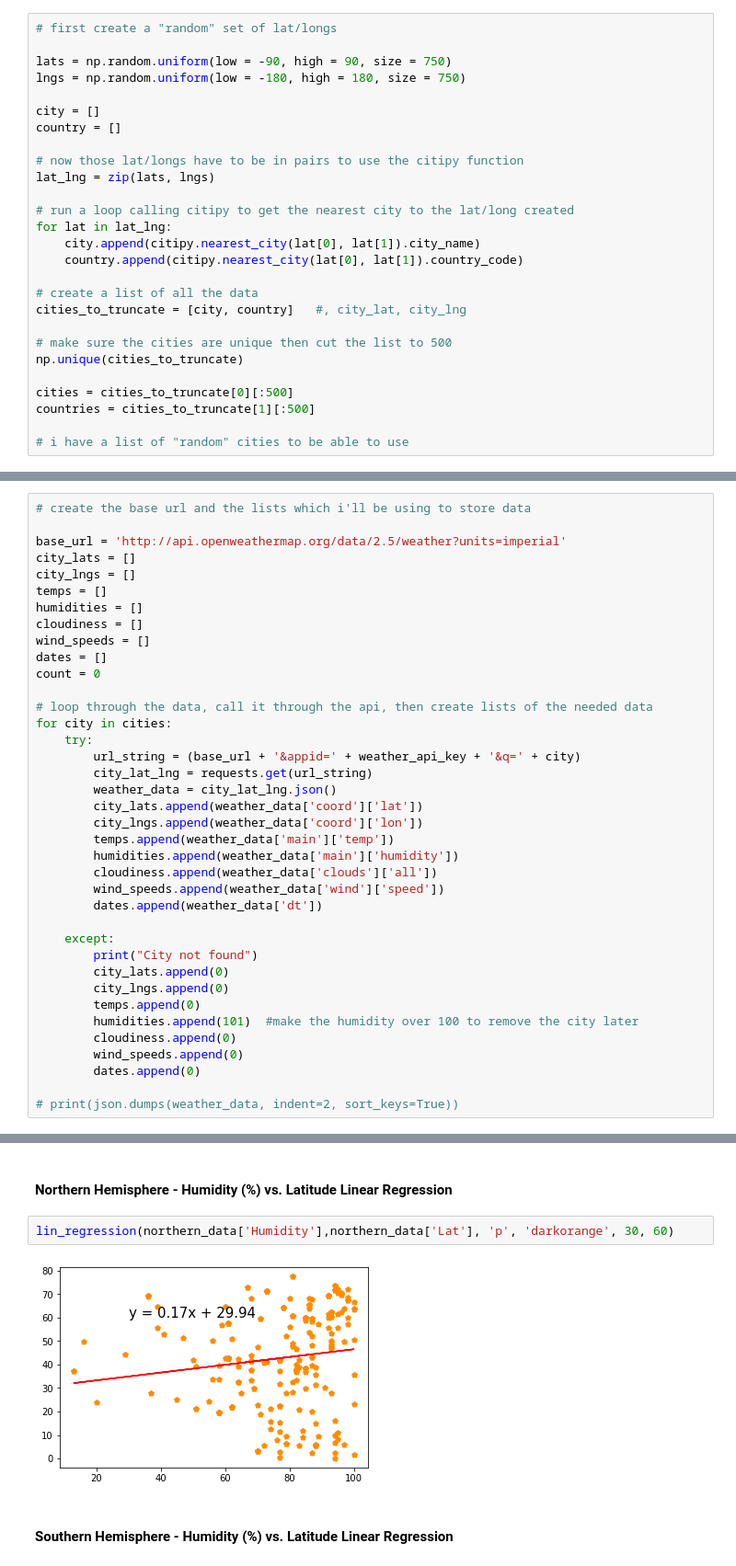
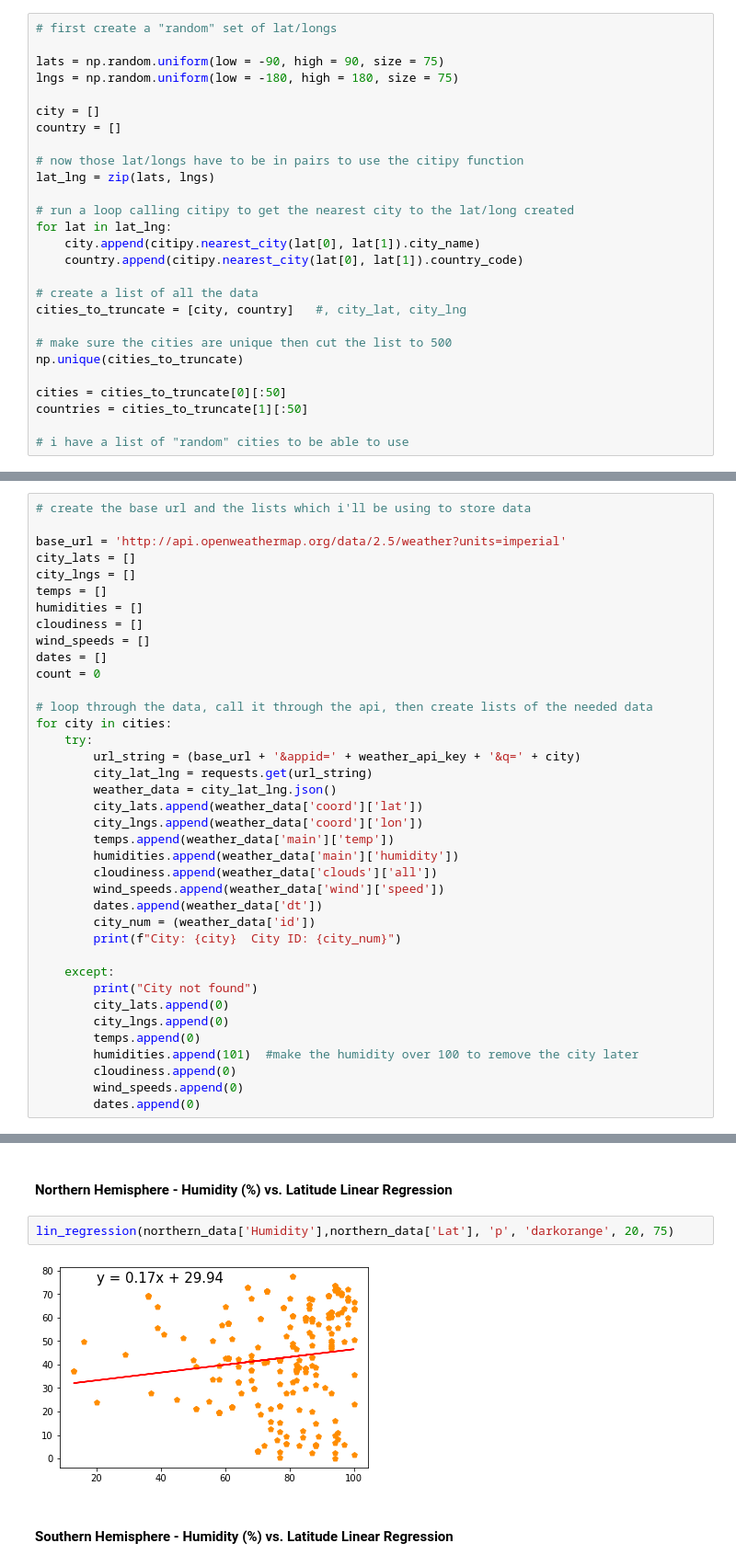
Before and after one commit to cro1100/python-api-challenge, a Jupyter notebook: starter_code/WeatherPy.ipynb, the cells around one changed output, grey strips where cells are left out. Shown at 92% size. Saved outputs shown, nothing was run; the diff lists cells and outputs as text.

```diff
--- a/starter_code/WeatherPy.ipynb
+++ b/starter_code/WeatherPy.ipynb
@@ -23,8 +23,8 @@ from api_keys import gkey, weather_api_key
 # %%
 # first create a "random" set of lat/longs
 
-lats = np.random.uniform(low = -90, high = 90, size = 750)
-lngs = np.random.uniform(low = -180, high = 180, size = 750)
+lats = np.random.uniform(low = -90, high = 90, size = 75)
+lngs = np.random.uniform(low = -180, high = 180, size = 75)
 
 city = []
 country = []
@@ -43,8 +43,8 @@ cities_to_truncate = [city, country]   #, city_lat, city_lng
 # make sure the cities are unique then cut the list to 500
 np.unique(cities_to_truncate)
 
-cities = cities_to_truncate[0][:500]
-countries = cities_to_truncate[1][:500]
+cities = cities_to_truncate[0][:50]
+countries = cities_to_truncate[1][:50]
 
 # i have a list of "random" cities to be able to use
 # %% [markdown]
@@ -77,6 +77,8 @@ for city in cities:
         cloudiness.append(weather_data['clouds']['all'])
         wind_speeds.append(weather_data['wind']['speed'])
         dates.append(weather_data['dt'])
+        city_num = (weather_data['id'])
+        print(f"City: {city}  City ID: {city_num}")
 
     except:
         print("City not found")
@@ -87,6 +89,4 @@ for city in cities:
         cloudiness.append(0)
         wind_speeds.append(0)
         dates.append(0)
-
-# print(json.dumps(weather_data, indent=2, sort_keys=True))
 # %% [output]
@@ -252,9 +251,9 @@ lin_regression(southern_data['High Temp'],southern_data['Lat'], 'v', 'forestgree
 # %% [markdown]
 ####  Northern Hemisphere - Humidity (%) vs. Latitude Linear Regression
 # %%
-lin_regression(northern_data['Humidity'],northern_data['Lat'], 'p', 'darkorange', 30, 60)
+lin_regression(northern_data['Humidity'],northern_data['Lat'], 'p', 'darkorange', 20, 75)
 # %% [output]
-[figure, old version]
+[figure, new version]
 # %% [markdown]
 ####  Southern Hemisphere - Humidity (%) vs. Latitude Linear Regression
 # %%
```
Also changed, not shown: parts of 11 cells of this notebook, 3 other files.
